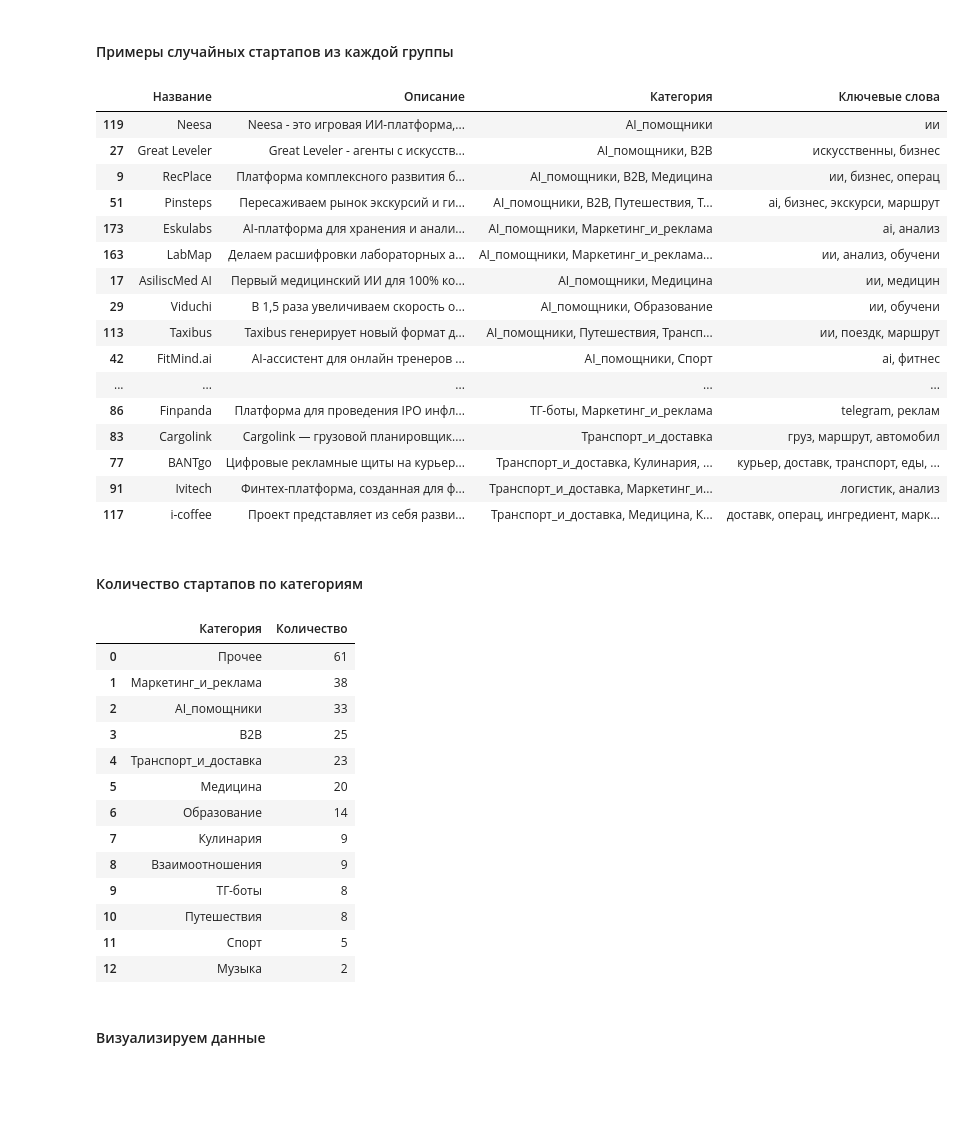
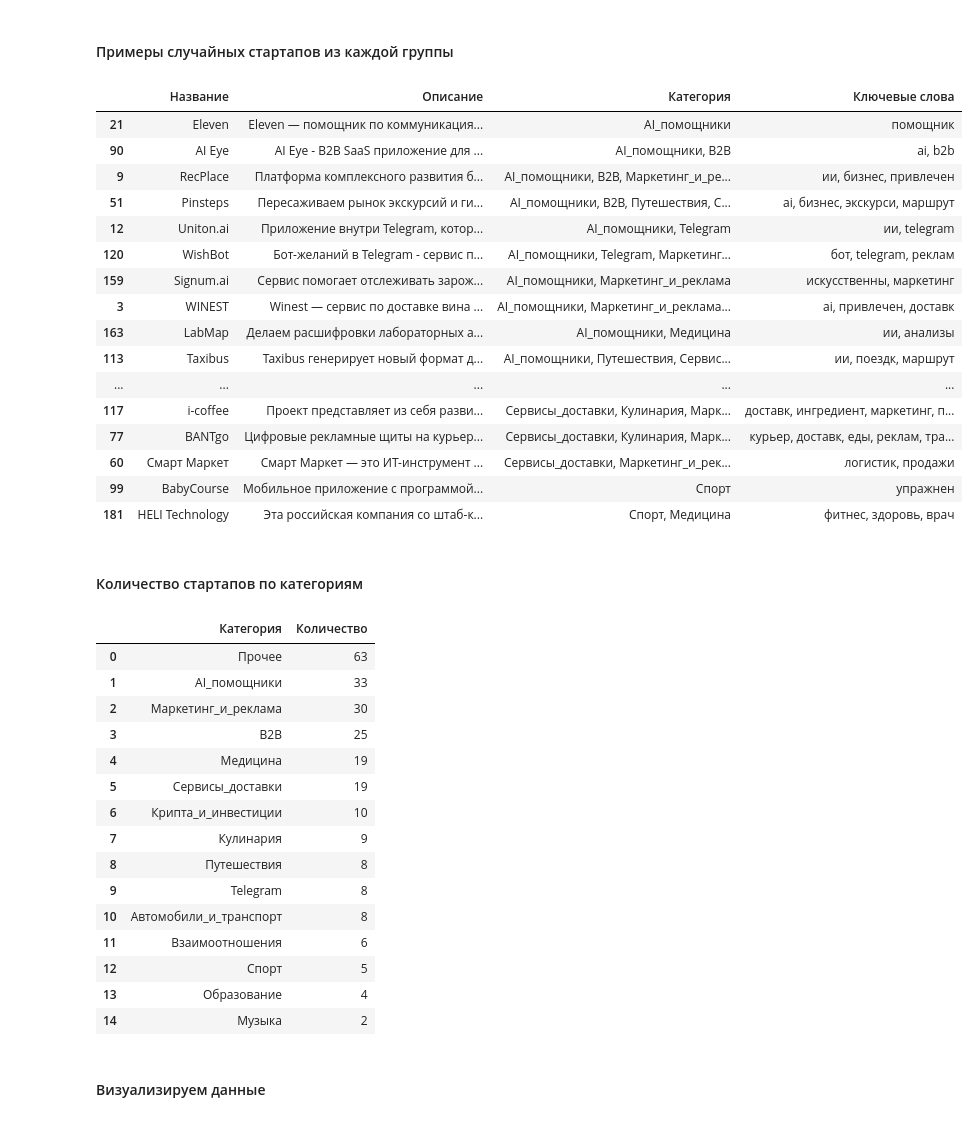
Before and after one commit to panchill/Startup-analytics, a Jupyter notebook: Startup_analytics.ipynb, the cells around one changed output. Saved outputs shown, nothing was run; the diff lists cells and outputs as text; code cells hidden in the pictures; blank space fills up the shorter version.

```diff
--- a/Startup_analytics.ipynb
+++ b/Startup_analytics.ipynb
@@ -61,18 +61,20 @@ plt.show()
 ### Разбивка стартапов по группам
 # %%
 keywords = {
-    'ТГ-боты' : ['телеграм', 'telegram'], #В основном в описание стартапов, у которых есть ТГ-бот, идет фраза "телеграм-бот" или "telegram-bot"
-    'Взаимоотношения' : ['коммуникац', 'познакомиться', 'знакомств', 'отношени', 'свидани'],
-    'AI_помощники' : ['виртуальн', 'помощник', 'ai', 'искусственны', 'интелект', 'ии', 'бот'],
-    'Маркетинг_и_реклама' : ['реклам', 'маркетинг', 'анализ', 'акци', 'контент'],
+    'Telegram' : ['телеграм', 'telegram'],
+    'Взаимоотношения' : [ 'познакомиться', 'знакомств', 'отношени', 'свидани'],
+    'AI_помощники' : ['виртуальн', 'помощник', 'ai', 'искусственны', 'интелект', 'ии', 'бот'], # слово "бот" больше используется в контексте AI помощников, нежели именно ТГ-ботов. К тому же, телеграм-бот будет начинаться с "телеграм", а не с бота
+    'Маркетинг_и_реклама' : ['реклам', 'маркетинг', 'продвижение', 'целевая', 'crm', 'продажи', 'привлечен'],
     'B2B' : ['b2b', 'бизнес'],
-    'Медицина' : ['диагностик ', 'профилактик', 'медицин', 'врач', 'докт', 'хирург ', 'операц', 'маломобильных', 'процедур','здоровь', 'вирус', 'психолог', 'таблет', 'больн'],
-    'Образование': ['студент', 'университет', 'школ', 'образован', 'универ', 'экзамен', 'курс', 'общежит', 'образован', 'обучени'],
+    'Медицина' : ['профилактик', 'медицин', 'врач', 'докт', 'хирург ', 'маломобильных', 'процедур','здоровь', 'вирус', 'анализы', 'психолог', 'таблет', 'больн', 'узи'],
+    'Образование': ['студент', 'университет', 'школ', 'образован', 'универ', 'экзамен', 'общежит', 'образован'],
     'Музыка': ['музык', 'песн', 'звук', 'аккорд', 'мелод'],
     'Спорт': ['тренировк', 'фитнес', 'физкультур', 'атлетик', 'кардио', 'нагруз', 'сорев', 'экипиров', 'упражнен'],
-    'Транспорт_и_доставка': ['машина', 'техобслуж', 'кузов', 'транспорт', 'курьер', 'доставк', 'груз', 'логистик', 'автомобил','маршрут', 'навигатор', 'двигател'],
+    'Сервисы_доставки': [ 'курьер', 'доставк', 'груз', 'логистик', 'маршрут', 'навигатор'],
     'Путешествия': ['поездк', 'туризм', 'путешеств', 'путевк', 'экскурси', 'курорт', 'проживание', 'travel'],
     'Кулинария': ['кухн', 'повар', 'еда', 'пищ', 'рецепт', 'ингредиент', 'блюд', 'еды', 'общепит', 'едой'],
+    'Автомобили_и_транспорт' : ['машина', 'техобслуж', 'кузов', 'транспорт','автомобил', 'двигател'],
+    'Крипта_и_инвестиции' : ['крипто', 'валюта', 'трейд']
 }
 def categorize(description):
     matched_categories = set()  # Используем множество для уникальных категорий
@@ -126,38 +130,35 @@ df[['Категория', 'Ключевые слова']] = df['Описание
 #### Примеры случайных стартапов из каждой группы
 # %%
 def get_random_startup_by_category(df, columns_to_display):
-    missing_columns = [col for col in columns_to_display if col not in df.columns]
-    if missing_columns:
-        raise ValueError(f"Следующие столбцы отсутствуют в DataFrame: {missing_columns}")
     random_startups = []
     grouped = df.groupby('Категория')
     for category, group in grouped:
         random_startup = group.sample(1)
         random_startups.append(random_startup)
     result_df = pd.concat(random_startups)
     return result_df[columns_to_display]
 
 columns_to_display = ['Название', 'Описание', 'Категория', 'Ключевые слова']
 random_startups_df = get_random_startup_by_category(df, columns_to_display)
 random_startups_df
 # %% [output]
 |  | Название | Описание | Категория | Ключевые слова |
-| 119 | Neesa | Neesa - это игровая ИИ-платформа,... | AI_помощники | ии |
-| 27 | Great Leveler | Great Leveler - агенты с искусств... | AI_помощники, B2B | искусственны, бизнес |
-| 9 | RecPlace | Платформа комплексного развития б... | AI_помощники, B2B, Медицина | ии, бизнес, операц |
-| 51 | Pinsteps | Пересаживаем рынок экскурсий и ги... | AI_помощники, B2B, Путешествия, Т... | ai, бизнес, экскурси, маршрут |
-| 173 | Eskulabs | AI-платформа для хранения и анали... | AI_помощники, Маркетинг_и_реклама | ai, анализ |
-| 163 | LabMap | Делаем расшифровки лабораторных а... | AI_помощники, Маркетинг_и_реклама... | ии, анализ, обучени |
-| 17 | AsiliscMed AI | Первый медицинский ИИ для 100% ко... | AI_помощники, Медицина | ии, медицин |
-| 29 | Viduchi | В 1,5 раза увеличиваем скорость о... | AI_помощники, Образование | ии, обучени |
-| 113 | Taxibus | Taxibus генерирует новый формат д... | AI_помощники, Путешествия, Трансп... | ии, поездк, маршрут |
-| 42 | FitMind.ai | AI-ассистент для онлайн тренеров ... | AI_помощники, Спорт | ai, фитнес |
+| 21 | Eleven | Eleven — помощник по коммуникация... | AI_помощники | помощник |
+| 90 | AI Eye | AI Eye - B2B SaaS приложение для ... | AI_помощники, B2B | ai, b2b |
+| 9 | RecPlace | Платформа комплексного развития б... | AI_помощники, B2B, Маркетинг_и_ре... | ии, бизнес, привлечен |
+| 51 | Pinsteps | Пересаживаем рынок экскурсий и ги... | AI_помощники, B2B, Путешествия, С... | ai, бизнес, экскурси, маршрут |
+| 12 | Uniton.ai | Приложение внутри Telegram, котор... | AI_помощники, Telegram | ии, telegram |
+| 120 | WishBot | Бот-желаний в Telegram - сервис п... | AI_помощники, Telegram, Маркетинг... | бот, telegram, реклам |
+| 159 | Signum.ai | Сервис помогает отслеживать зарож... | AI_помощники, Маркетинг_и_реклама | искусственны, маркетинг |
+| 3 | WINEST | Winest — cервис по доставке вина ... | AI_помощники, Маркетинг_и_реклама... | ai, привлечен, доставк |
+| 163 | LabMap | Делаем расшифровки лабораторных а... | AI_помощники, Медицина | ии, анализы |
+| 113 | Taxibus | Taxibus генерирует новый формат д... | AI_помощники, Путешествия, Сервис... | ии, поездк, маршрут |
 | ... | ... | ... | ... | ... |
-| 86 | Finpanda | Платформа для проведения IPO инфл... | ТГ-боты, Маркетинг_и_реклама | telegram, реклам |
-| 83 | Cargolink | Cargolink — грузовой планировщик.... | Транспорт_и_доставка | груз, маршрут, автомобил |
-| 77 | BANTgo | Цифровые рекламные щиты на курьер... | Транспорт_и_доставка, Кулинария, ... | курьер, доставк, транспорт, еды, ... |
-| 91 | Ivitech | Финтех-платформа, созданная для ф... | Транспорт_и_доставка, Маркетинг_и... | логистик, анализ |
-| 117 | i-coffee | Проект представляет из себя разви... | Транспорт_и_доставка, Медицина, К... | доставк, операц, ингредиент, марк... |
+| 117 | i-coffee | Проект представляет из себя разви... | Сервисы_доставки, Кулинария, Марк... | доставк, ингредиент, маркетинг, п... |
+| 77 | BANTgo | Цифровые рекламные щиты на курьер... | Сервисы_доставки, Кулинария, Марк... | курьер, доставк, еды, реклам, тра... |
+| 60 | Смарт Маркет | Смарт Маркет — это ИТ-инструмент ... | Сервисы_доставки, Маркетинг_и_рек... | логистик, продажи |
+| 99 | BabyCourse | Мобильное приложение с программой... | Спорт | упражнен |
+| 181 | HELI Technology | Эта российская компания со штаб-к... | Спорт, Медицина | фитнес, здоровь, врач |
 # %% [markdown]
 #### Количество стартапов по категориям
 # %%
@@ -171,24 +172,26 @@ def count_subcategory_occurrences(df, subcategories):
     result_df = pd.DataFrame(results, columns=['Категория', 'Количество'])
     result_df = result_df.sort_values(by='Количество', ascending=False).reset_index(drop=True)
     return result_df
-subcategories_list = ['Прочее', 'ТГ-боты', 'B2B', 'Взаимоотношения', 'AI_помощники', 'Музыка', 'Медицина', 'Спорт', 'Транспорт_и_доставка', 'Путешествия', 'Кулинария', 'Образование', 'Маркетинг_и_реклама']
+subcategories_list = ['Прочее', 'Telegram', 'B2B', 'Взаимоотношения', 'AI_помощники', 'Крипта_и_инвестиции', 'Автомобили_и_транспорт', 'Музыка', 'Медицина', 'Спорт', 'Сервисы_доставки', 'Путешествия', 'Кулинария', 'Образование', 'Маркетинг_и_реклама']
 subcategory_counts_df = count_subcategory_occurrences(df, subcategories_list)
 subcategory_counts_df
 # %% [output]
 |  | Категория | Количество |
-| 0 | Прочее | 61 |
-| 1 | Маркетинг_и_реклама | 38 |
-| 2 | AI_помощники | 33 |
+| 0 | Прочее | 63 |
+| 1 | AI_помощники | 33 |
+| 2 | Маркетинг_и_реклама | 30 |
 | 3 | B2B | 25 |
-| 4 | Транспорт_и_доставка | 23 |
-| 5 | Медицина | 20 |
-| 6 | Образование | 14 |
+| 4 | Медицина | 19 |
+| 5 | Сервисы_доставки | 19 |
+| 6 | Крипта_и_инвестиции | 10 |
 | 7 | Кулинария | 9 |
-| 8 | Взаимоотношения | 9 |
-| 9 | ТГ-боты | 8 |
-| 10 | Путешествия | 8 |
-| 11 | Спорт | 5 |
-| 12 | Музыка | 2 |
+| 8 | Путешествия | 8 |
+| 9 | Telegram | 8 |
+| 10 | Автомобили_и_транспорт | 8 |
+| 11 | Взаимоотношения | 6 |
+| 12 | Спорт | 5 |
+| 13 | Образование | 4 |
+| 14 | Музыка | 2 |
 # %% [markdown]
 #### Визуализируем данные
 # %%
```
Also changed, not shown: parts of 3 cells of this notebook, 1 other file.
